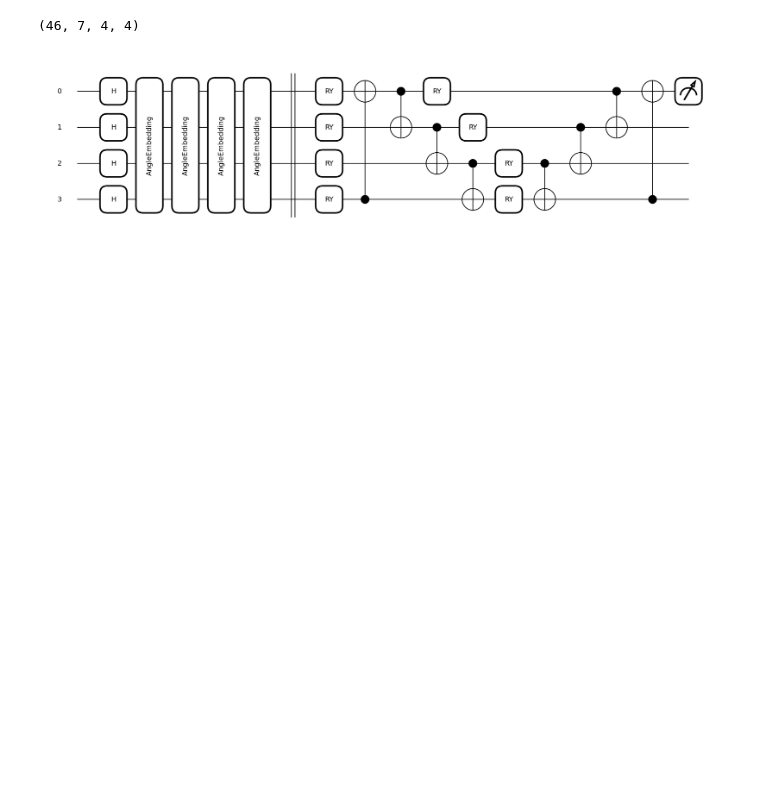
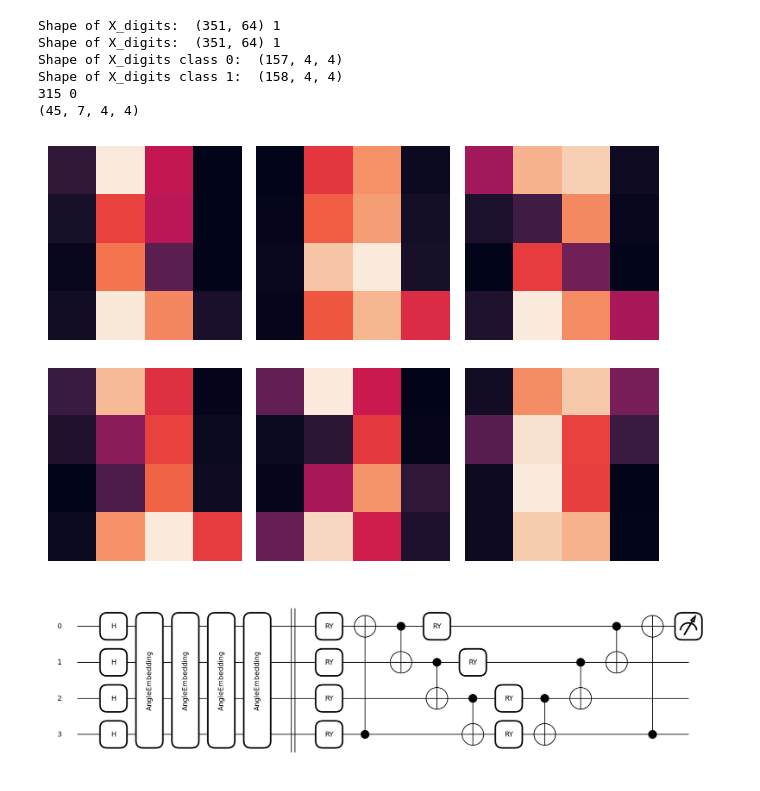
Before and after one commit to NicolaAssolini98/Abstract-VQC, a Jupyter notebook: 3_digits_CCQC/training_notebook.ipynb, the cells around one changed output. Cells and saved outputs as stored; diff of their text form; code cells hidden in the pictures; blank space fills up the shorter version.

Commit message:
added test to digits CCQC

```diff
--- a/3_digits_CCQC/training_notebook.ipynb
+++ b/3_digits_CCQC/training_notebook.ipynb
@@ -70,7 +70,7 @@ def optimization_jit(params, data, targets):
 # %%
 num_qubits = 4 # 2,3,4 better choices
 class_0 = 2
-class_1 = 6
+class_1 = 8
 
 # Load the digits dataset with features (X_digits) and labels (y_digits)
 X_digits, y_digits = load_digits(return_X_y=True)
@@ -82,52 +82,72 @@ filter_mask = np.isin(y_digits, [class_0, class_1])
 X_digits = X_digits[filter_mask]
 y_digits = y_digits[filter_mask]
 
+print("Shape of X_digits: ", X_digits.shape, X_digits.shape[0] % 7)
+
+
 # Split the filtered dataset into training and testing sets with 10% of data reserved for testing
 X_train, X_test, y_train, y_test = train_test_split(
     X_digits, y_digits, test_size=0.1, random_state=42
 )
+
+# Makes the total number of samples divisible by 7
+if X_train.shape[0] % 7 != 0:
+    X_train = X_train[: -(X_train.shape[0] % 7)]
+    y_train = y_train[: -(y_train.shape[0] % 7)]
+
+print("Shape of X_digits: ", X_digits.shape, X_digits.shape[0] % 7)
+
 
 # Normalize the pixel values in the training and testing data
 # Convert each image from a 1D array to an 8x8 2D array, normalize pixel values, and scale them
 X_train = np.array([thing.reshape([8, 8]) / 16 * 2 * np.pi for thing in X_train])
 X_test = np.array([thing.reshape([8, 8]) / 16 * 2 * np.pi for thing in X_test])
 
 # Adjust the labels to be centered around 0 and scaled to be in the range -1 to 1
 # The original labels (2 and 6) are mapped to -1 and 1 respectively
 y_train = replace_values(y_train, class_0, -1)
 y_train = replace_values(y_train, class_1, 1)
 y_test = replace_values(y_test, class_0, -1)
 y_test = replace_values(y_test, class_1, 1)
 
 # Resize the images to 4x4
 X_train = resize_image(X_train, new_size=(num_qubits, num_qubits))
 X_test = resize_image(X_test, new_size=(num_qubits, num_qubits))
 
-# # TO PLOT NUMBERS:
-# fig, axes = plt.subplots(nrows=2, ncols=3, layout="constrained")
-# for i in range(2):
-#     for j in range(3):
-#       axes[i][j].matshow(X_train[2*(2*j+i)])
-#       axes[i][j].axis('off')
-#
-# fig.subplots_adjust(hspace=0.0)
-# fig.tight_layout()
-# plt.show()
+print("Shape of X_digits class 0: ", X_train[np.isin(y_train, [-1])].shape)
+print("Shape of X_digits class 1: ", X_train[np.isin(y_train, [1])].shape)
+print(X_train.shape[0], X_train.shape[0]%7)
 
 weights = 0.01 * np.random.randn(num_qubits*2)
 bias = jnp.array(0.0)
 params = {"weights": weights, "bias": bias}
 opt = optax.adam(0.05)
 batch_size = 7
 num_batch = X_train.shape[0] // batch_size
 opt_state = opt.init(params)
 X_batched = X_train.reshape([-1, batch_size, num_qubits, num_qubits])
 y_batched = y_train.reshape([-1, batch_size])
 
 print(X_batched.shape)
-# Variational approach
+
+# TO PLOT NUMBERS:
+fig, axes = plt.subplots(nrows=2, ncols=3, layout="constrained")
+for i in range(2):
+    for j in range(3):
+      axes[i][j].matshow(X_train[2*(2*j+i)])
+      axes[i][j].axis('off')
+
+fig.subplots_adjust(hspace=0.0)
+fig.tight_layout()
+plt.show()
 # %% [output]
-(46, 7, 4, 4)
+Shape of X_digits:  (351, 64) 1
+Shape of X_digits:  (351, 64) 1
+Shape of X_digits class 0:  (157, 4, 4)
+Shape of X_digits class 1:  (158, 4, 4)
+315 0
+(45, 7, 4, 4)
+[figure, added]
 # %%
 qml.draw_mpl(concrete_CCQC(data=X_test[0], weights=params["weights"], bias=params["bias"]).circuit)()
 plt.savefig("digits_CCQC.pdf", dpi=300, bbox_inches='tight')
```
Also changed, not shown: parts of 2 cells of this notebook, 9 other files.
